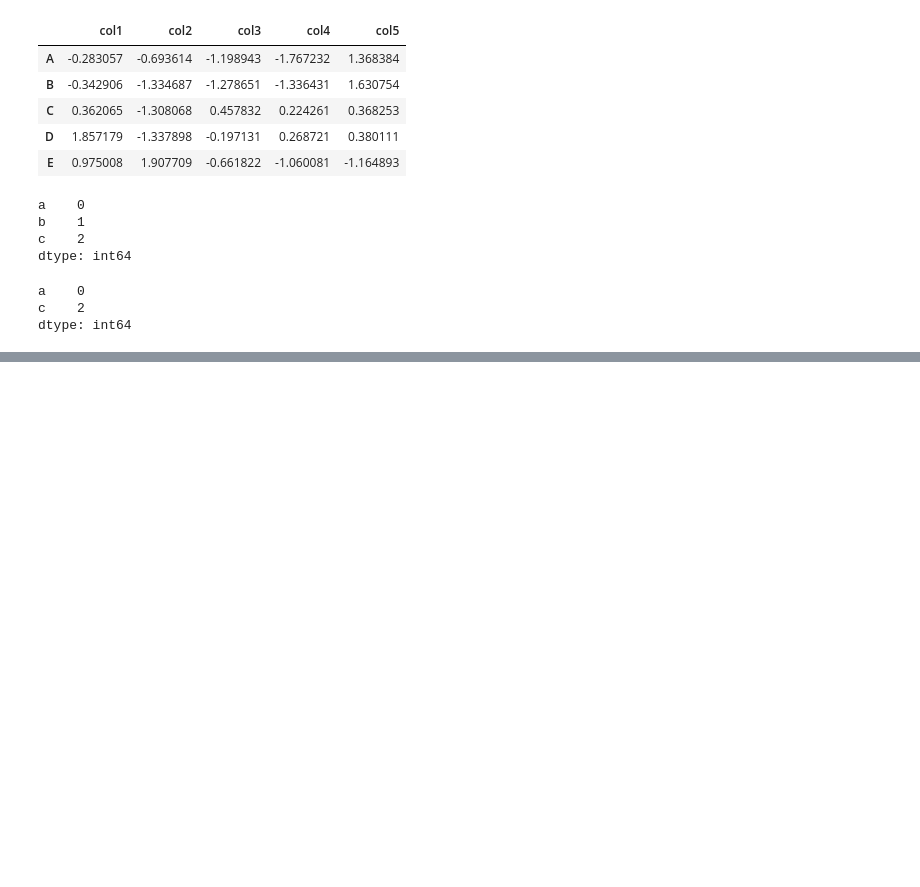
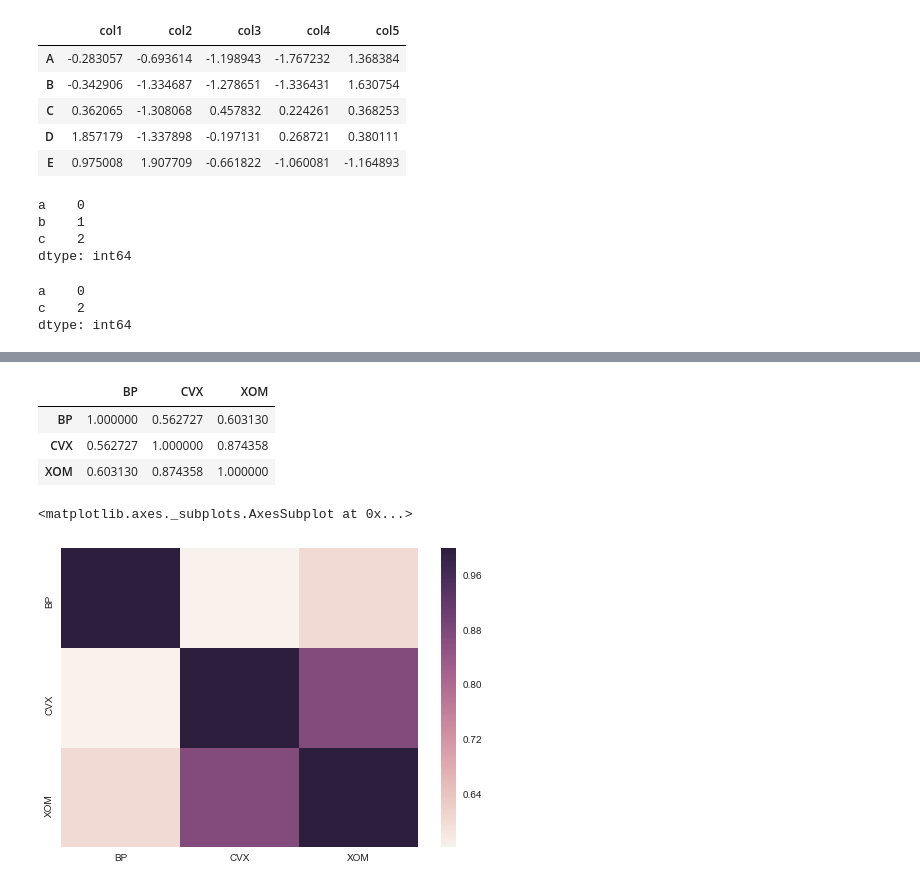
Before and after one commit to torunakano/python, a Jupyter notebook: Untitled.ipynb, the cells around one changed output, grey strips where cells are left out. Saved outputs shown, nothing was run; the diff lists cells and outputs as text; code cells hidden in the pictures; blank space fills up the shorter version.

```diff
--- a/Untitled.ipynb
+++ b/Untitled.ipynb
@@ -598,0 +942,2 @@ dtype: int64
+# %%
+rets = prices.pct_change()
@@ -598,0 +961,7 @@ dtype: int64
+# %%
+rets.corr()
+# %% [output]
+|  | BP | CVX | XOM |
+| BP | 1.000000 | 0.562727 | 0.603130 |
+| CVX | 0.562727 | 1.000000 | 0.874358 |
+| XOM | 0.603130 | 0.874358 | 1.000000 |
@@ -598,0 +971,5 @@ dtype: int64
+# %%
+sns.heatmap(rets.corr())
+# %% [output]
+<matplotlib.axes._subplots.AxesSubplot at 0x...>
+[figure, added]
```
Also changed, not shown: parts of 65 cells of this notebook, 29 other files.
